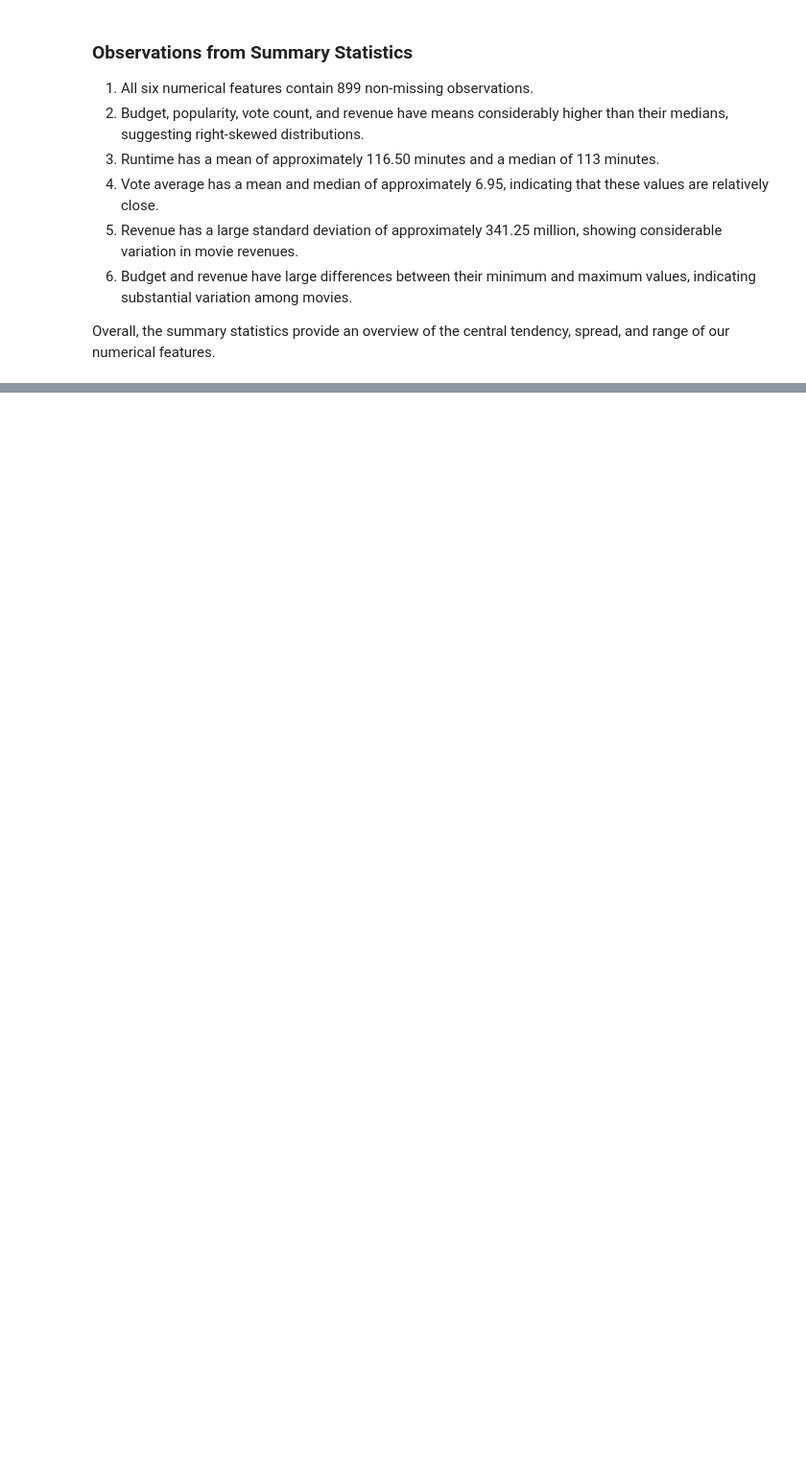
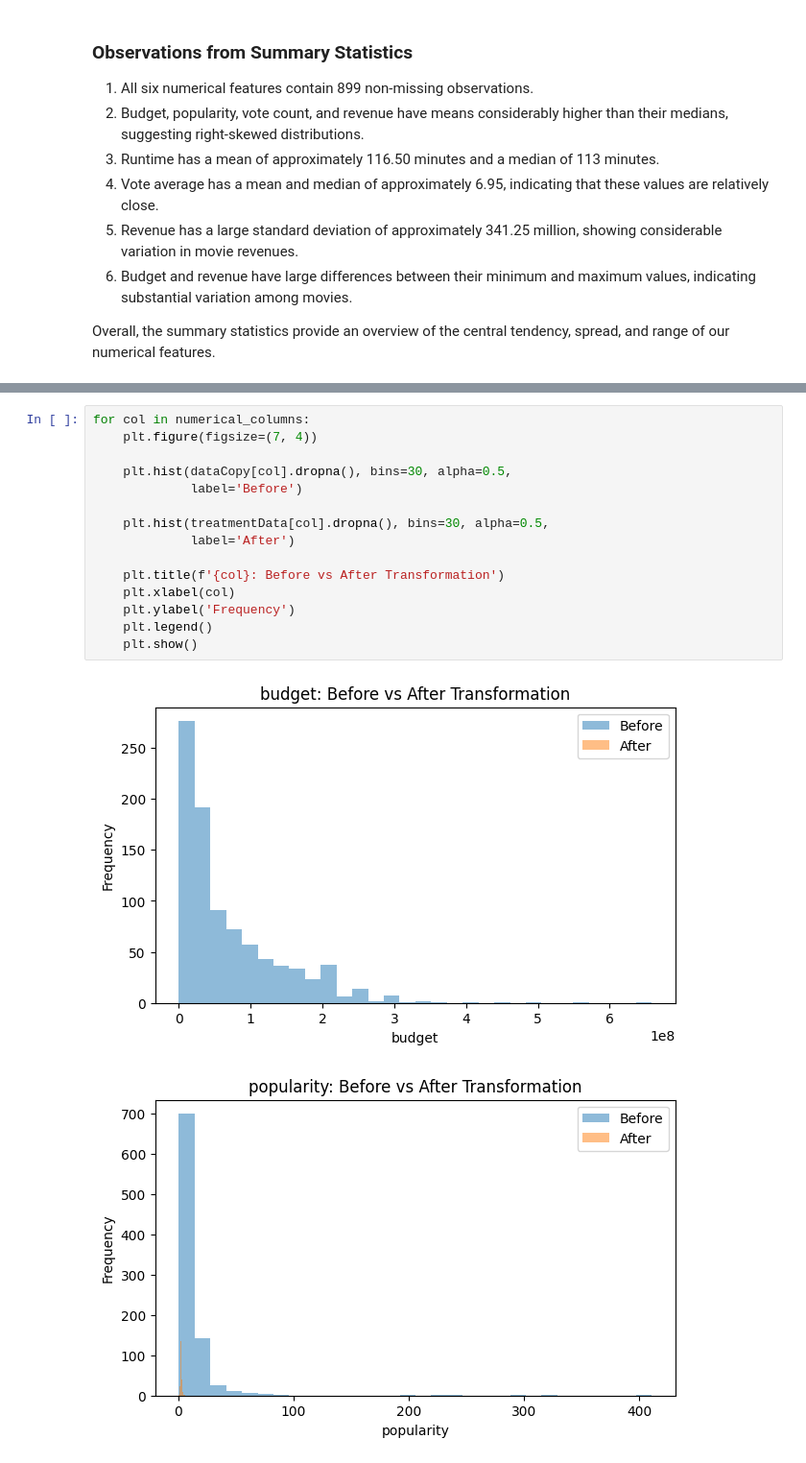
Before and after one commit to ZainabSultan2005/MLmodels, a Jupyter notebook: Copy_of_PAI_Project.ipynb, the cells around one changed output, grey strips where cells are left out. Shown at 96% size. Cells and saved outputs as stored; diff of their text form; blank space fills up the shorter version.

```diff
--- a/Copy_of_PAI_Project.ipynb
+++ b/Copy_of_PAI_Project.ipynb
@@ -1229,0 +1321,18 @@ Overall, the summary statistics provide an overview of the central tendency, spr
+# %%
+for col in numerical_columns:
+    plt.figure(figsize=(7, 4))
+
+    plt.hist(dataCopy[col].dropna(), bins=30, alpha=0.5,
+             label='Before')
+
+    plt.hist(treatmentData[col].dropna(), bins=30, alpha=0.5,
+             label='After')
+
+    plt.title(f'{col}: Before vs After Transformation')
+    plt.xlabel(col)
+    plt.ylabel('Frequency')
+    plt.legend()
+    plt.show()
+# %% [output]
+[figure, added]
+[figure, added]
```
Also changed, not shown: parts of 69 cells of this notebook.
